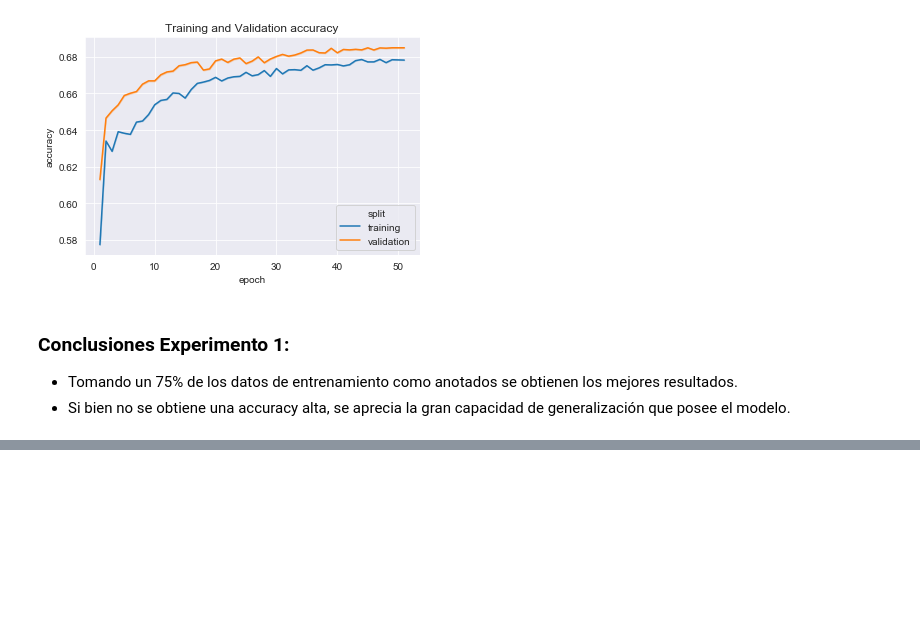
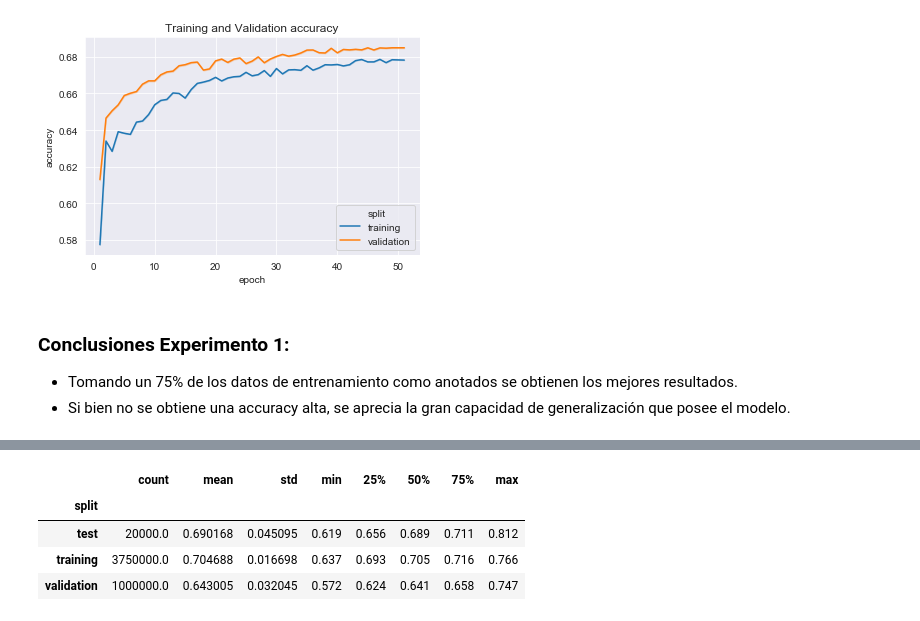
Before and after one commit to emikokic/thesis, a Jupyter notebook: notebooks/experiment_results_cnn_ladder.ipynb, the cells around one changed output, grey strips where cells are left out. Saved outputs shown, nothing was run; the diff lists cells and outputs as text; code cells hidden in the pictures; blank space fills up the shorter version.

```diff
--- a/notebooks/experiment_results_cnn_ladder.ipynb
+++ b/notebooks/experiment_results_cnn_ladder.ipynb
@@ -205,0 +263,10 @@ Datos:
+# %%
+results_exp_3 = pd.read_csv('../models/experiments/results_cnn_ladder_exp_3.csv')
+split_group = results_exp_3.groupby('split')
+split_group.accuracy.describe()
+# %% [output]
+|  | count | mean | std | min | 25% | 50% | 75% | max |
+| split |  |  |  |  |  |  |  |  |
+| test | 20000.0 | 0.690168 | 0.045095 | 0.619 | 0.656 | 0.689 | 0.711 | 0.812 |
+| training | 3750000.0 | 0.704688 | 0.016698 | 0.637 | 0.693 | 0.705 | 0.716 | 0.766 |
+| validation | 1000000.0 | 0.643005 | 0.032045 | 0.572 | 0.624 | 0.641 | 0.658 | 0.747 |
```
Also changed, not shown: parts of 15 cells of this notebook, 2 other files.
